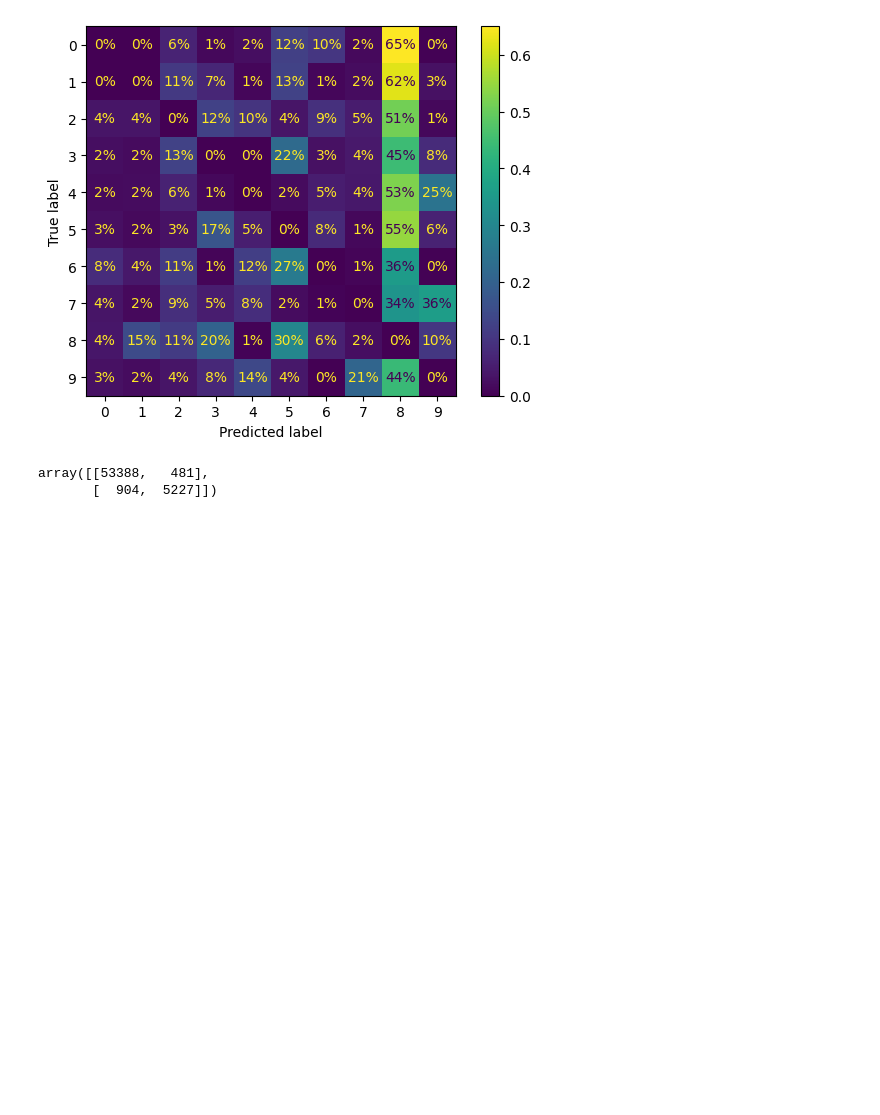
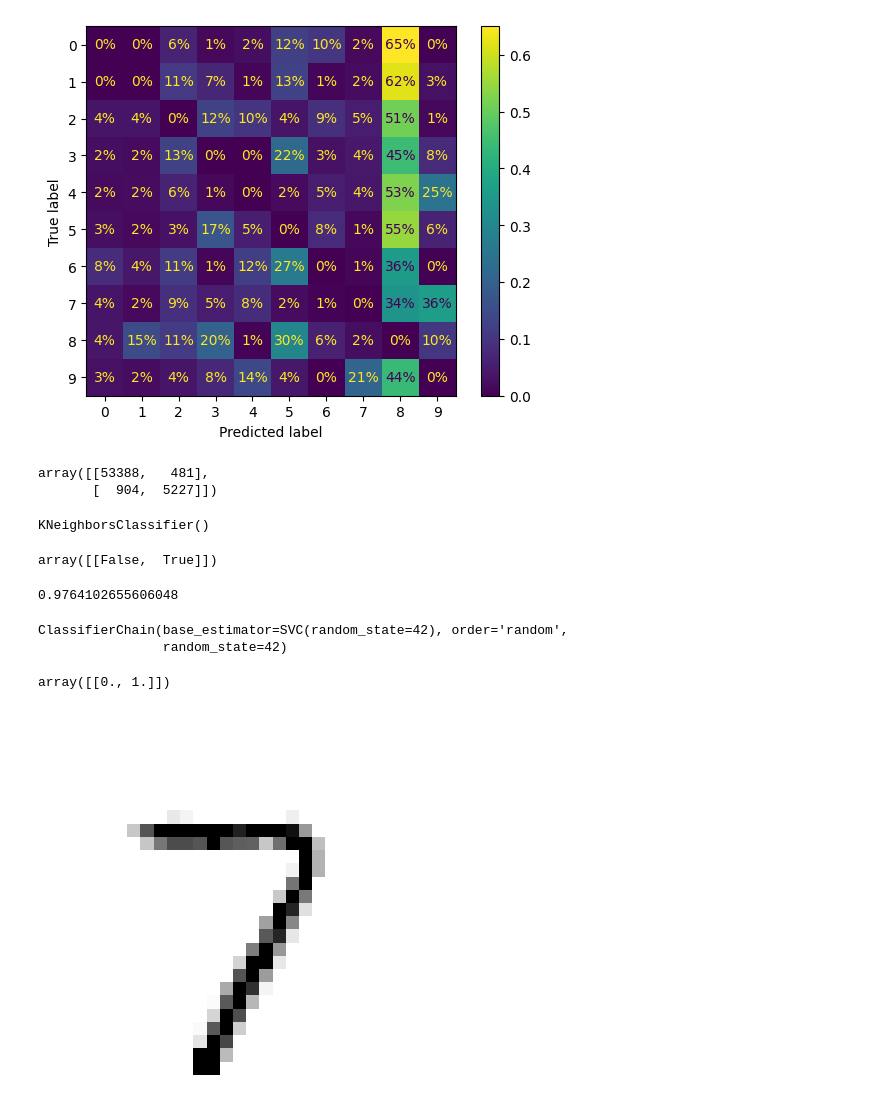
Before and after one commit to semingrai/Hands-on-ML-, a Jupyter notebook: Chp3/class.ipynb, the cells around one changed output. Drawn from its saved outputs; the diff is of its cells as text; code cells hidden in the pictures; blank space fills up the shorter version.

```diff
--- a/Chp3/class.ipynb
+++ b/Chp3/class.ipynb
@@ -347,3 +347,49 @@ confusion_matrix((y_train == cl_a), (y_train_pred == cl_a))
 # %% [output]
 array([[53388,   481],
        [  904,  5227]])
+# %%
+import numpy as np
+from sklearn.neighbors import KNeighborsClassifier
+y_train_large = (y_train >= '7')
+y_train_odd = (y_train.astype('int8') % 2 == 1)
+y_multilabel = np.c_[y_train_large, y_train_odd]
+knn_clf = KNeighborsClassifier()
+knn_clf.fit(X_train, y_multilabel)
+# %% [output]
+KNeighborsClassifier()
+# %%
+knn_clf.predict([some_digit])
+# %% [output]
+array([[False,  True]])
+# %%
+y_train_knn_pred = cross_val_predict(knn_clf, X_train, y_multilabel, cv=3)
+f1_score(y_multilabel, y_train_knn_pred, average="macro")
+# %% [output]
+0.9764102655606048
+# %%
+from sklearn.multioutput import ClassifierChain
+chain_clf = ClassifierChain(SVC(random_state=42), order="random", random_state=42)
+chain_clf.fit(X_train, y_train_knn_pred)
+# %% [output]
+ClassifierChain(base_estimator=SVC(random_state=42), order='random',
+                random_state=42)
+# %%
+chain_clf.predict([some_digit])
+# %% [output]
+array([[0., 1.]])
+# %%
+rng = np.random.default_rng(seed=42)
+noise_train = rng.integers(0, 100, (len(X_train), 784))
+X_train_mod = X_train + noise_train
+noise_test = rng.integers(0, 100, (len(X_test), 784))
+X_test_mod = X_test + noise_test
+y_train_mod = X_train
+y_test_mod = X_test
+# %%
+knn_clf = KNeighborsClassifier()
+knn_clf.fit(X_train_mod, y_train_mod)
+clean_digit = knn_clf.predict([X_test_mod[0]])
+plot_digit(clean_digit)
+plt.show()
+# %% [output]
+[figure, added]
```
